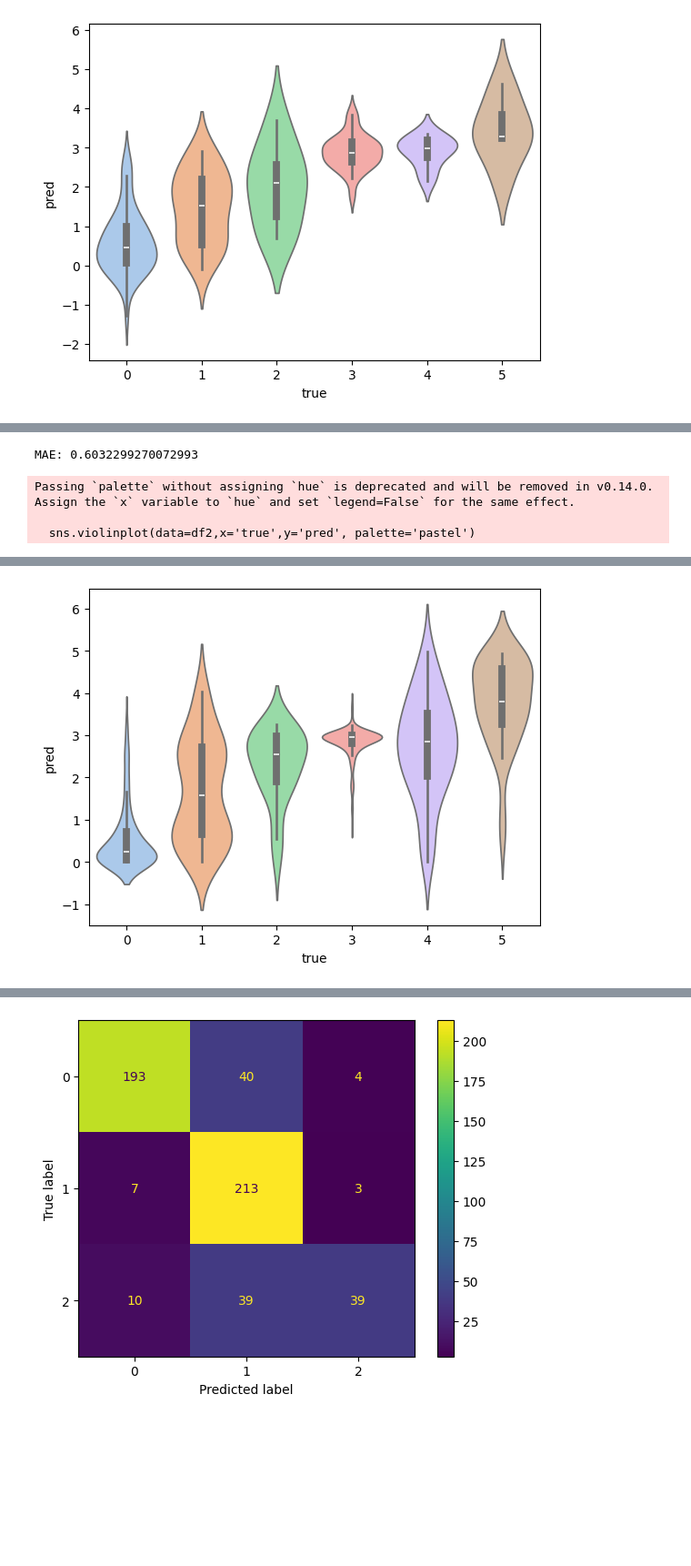
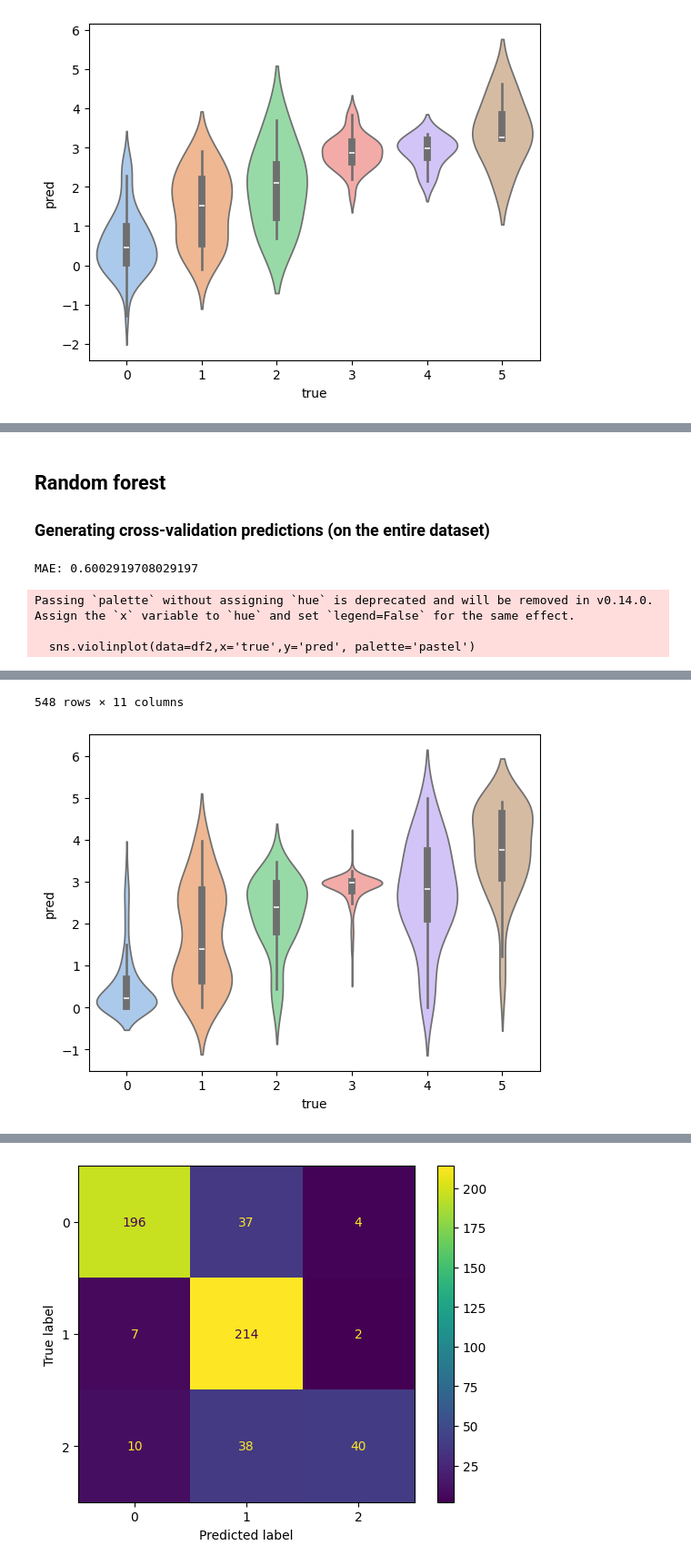
Before and after one commit to katjameden/ParlaMint_Sentiment, a Jupyter notebook: Aggregation/Notebooks/Metrics.ipynb, the cells around one changed output, grey strips where cells are left out. Shown at 91% size. Drawn from its saved outputs; the diff is of its cells as text; code cells hidden in the pictures; blank space fills up the shorter version.

```diff
--- a/Aggregation/Notebooks/Metrics.ipynb
+++ b/Aggregation/Notebooks/Metrics.ipynb
@@ -248,13 +248,18 @@ MAE: 0.7672186840773365
+# %% [markdown]
+## Random forest
+### Generating cross-validation predictions (on the entire dataset)
 # %%
-## Random forest
-
-rf = RandomForestRegressor(n_estimators=100)
+rf = RandomForestRegressor(n_estimators=100, random_state=42)
 y_pred = cross_val_predict(rf, X, y, cv=5)
 mae = mean_absolute_error(y, y_pred)
+data['rf_predictions'] = y_pred
+
+
 print('MAE:', mae)
 violin(y, y_pred)
+data
 # %% [output]
-MAE: 0.6032299270072993
+MAE: 0.6002919708029197
 Passing `palette` without assigning `hue` is deprecated and will be removed in v0.14.0. Assign the `x` variable to `hue` and set `legend=False` for the same effect.
 
   sns.violinplot(data=df2,x='true',y='pred', palette='pastel')
@@ -261 +278,2 @@ Passing `palette` without assigning `hue` is deprecated and will be removed in v
+548 rows × 11 columns
-[figure, old version]
+[figure, new version]
```
Also changed, not shown: parts of 10 cells of this notebook, 3 other files.
